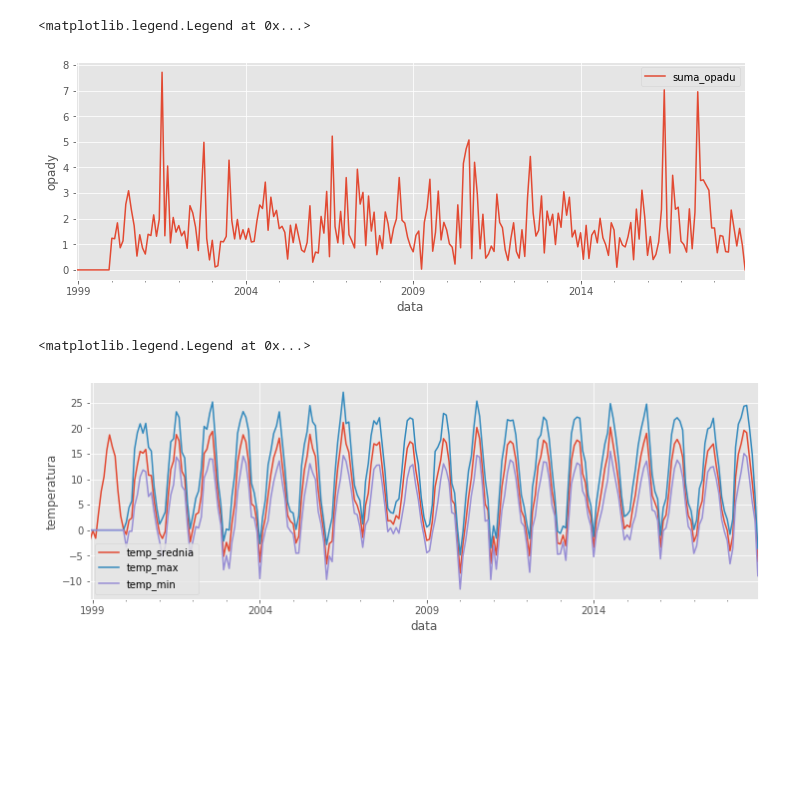
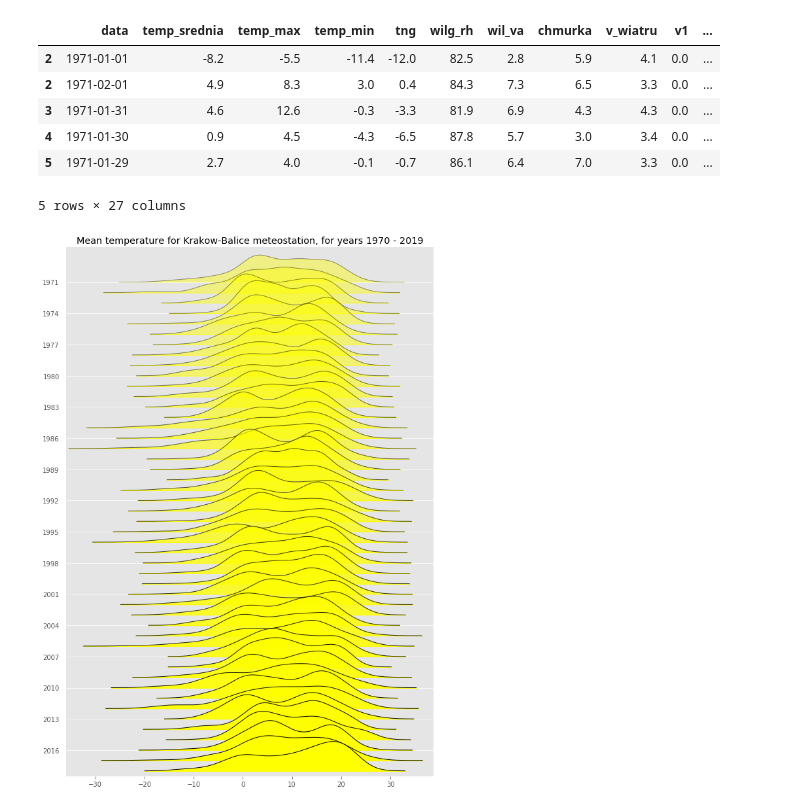
Before and after one commit to marcinszwagrzyk/Climate_analysis, a Jupyter notebook: IMGW_stacja.ipynb, the cells around one changed output. Drawn from its saved outputs; the diff is of its cells as text; code cells hidden in the pictures; blank space fills up the shorter version.

Commit message:
joyplot added

```diff
--- a/IMGW_stacja.ipynb
+++ b/IMGW_stacja.ipynb
@@ -45,13 +45,23 @@ for year in range(rok_poczatkowy, rok_koncowy):
             df = df.iloc[2:]
             df_lista.append(df)
 # %%
-# polaczenie listy df, remove duplicates i indeksowanie po dacie
+# data cleaning
 df_polaczone = pd.concat(df_lista)
 df_polaczone = df_polaczone.drop_duplicates(['data'], keep='first')
-df_polaczone['data'] = pd.to_datetime(df_polaczone['data'], format ='%Y-%m-%d')
+df_polaczone['year'] = pd.DatetimeIndex(df_polaczone['data']).year
+df_polaczone = df_polaczone[df_polaczone['year'] >1970]
 
-df_polaczone.set_index('data', inplace = True)
+
 lista_float = ["temp_srednia", "temp_max", "temp_min", "suma_opadu" ]
 df_polaczone[lista_float] = df_polaczone[lista_float].replace('-', 0)
 df_polaczone[lista_float] = df_polaczone[lista_float].astype('float64')
-df_polaczone.to_csv('1970_2019.csv')
+
+display(df_polaczone.head())
+# %% [output]
+|  | data | temp_srednia | temp_max | temp_min | tng | wilg_rh | wil_va | chmurka | v_wiatru | v1 | ... |
+| 2 | 1971-01-01 | -8.2 | -5.5 | -11.4 | -12.0 | 82.5 | 2.8 | 5.9 | 4.1 | 0.0 | ... |
+| 2 | 1971-02-01 | 4.9 | 8.3 | 3.0 | 0.4 | 84.3 | 7.3 | 6.5 | 3.3 | 0.0 | ... |
+| 3 | 1971-01-31 | 4.6 | 12.6 | -0.3 | -3.3 | 81.9 | 6.9 | 4.3 | 4.3 | 0.0 | ... |
+| 4 | 1971-01-30 | 0.9 | 4.5 | -4.3 | -6.5 | 87.8 | 5.7 | 3.0 | 3.4 | 0.0 | ... |
+| 5 | 1971-01-29 | 2.7 | 4.0 | -0.1 | -0.7 | 86.1 | 6.4 | 7.0 | 3.3 | 0.0 | ... |
+5 rows × 27 columns
@@ -61,23 +68,15 @@ df_weekly = df_polaczone.resample('m').mean()
-# %%
-# wykres temperatury
-plt.style.use('ggplot')
-fig, ax = plt.subplots()
-fig.set_size_inches(12, 4)
-df_weekly.suma_opadu.plot(ax = ax)
-plt.ylabel('opady', fontdict=None, labelpad=None)
-ax.legend()
-# %% [output]
-<matplotlib.legend.Legend at 0x...>
-[figure, removed]
-# %%
-plt.style.use('ggplot')
-fig, ax = plt.subplots()
-fig.set_size_inches(12, 4)
-df_weekly.temp_srednia.plot(ax = ax)
-df_weekly.temp_max.plot(ax = ax)
-df_weekly.temp_min.plot(ax = ax)
-plt.ylabel('temperatura', fontdict=None, labelpad=None)
-ax.legend()
-# %% [output]
-<matplotlib.legend.Legend at 0x...>
-[figure, removed]
+# %%
+%matplotlib inline
+import joypy
+import pandas as pd
+from matplotlib import pyplot as plt
+from matplotlib import cm
+
+labels=[y if y%3==0 else None for y in list(df_polaczone.year.unique())]
+fig, axes = joypy.joyplot(df_polaczone, by="year", column="temp_srednia", labels=labels, range_style='own',
+                          grid="y", linewidth=1, legend=False, figsize=(9,12), fade = True,
+                          title="Mean temperature for Krakow-Balice meteostation, for years {} - {}".
+                          format(rok_poczatkowy, rok_koncowy),
+                          colormap= cm.autumn_r)
+# %% [output]
+[figure, added]
```
Also changed, not shown: parts of 3 cells of this notebook, 59 other files.
